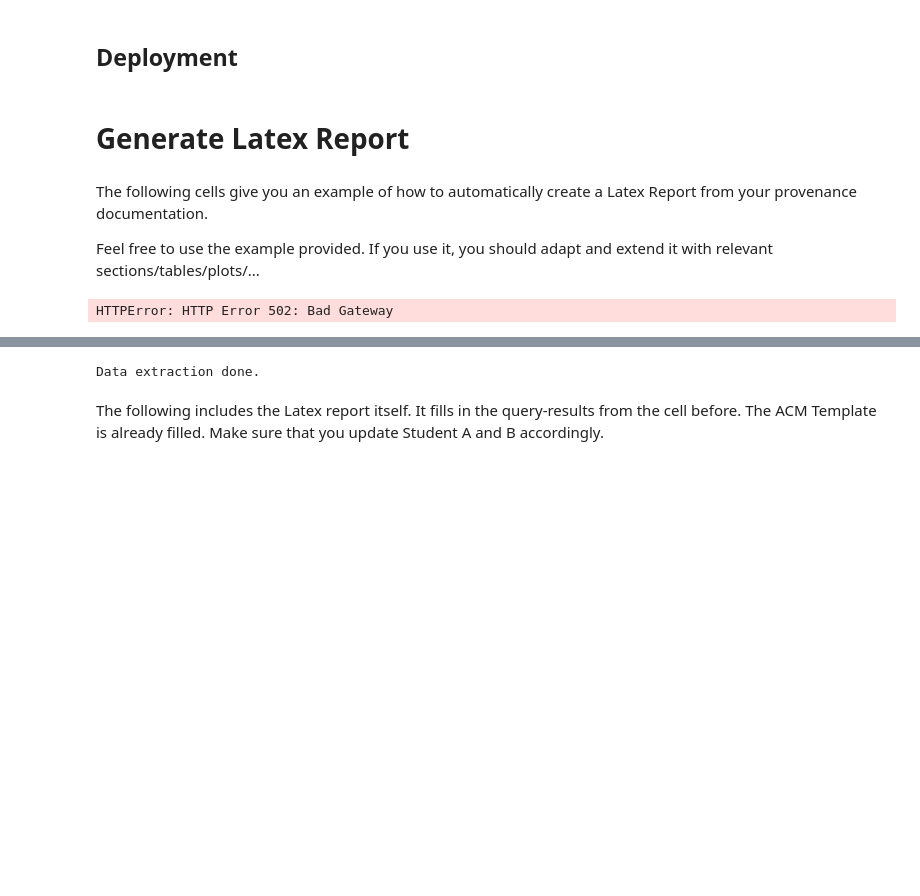
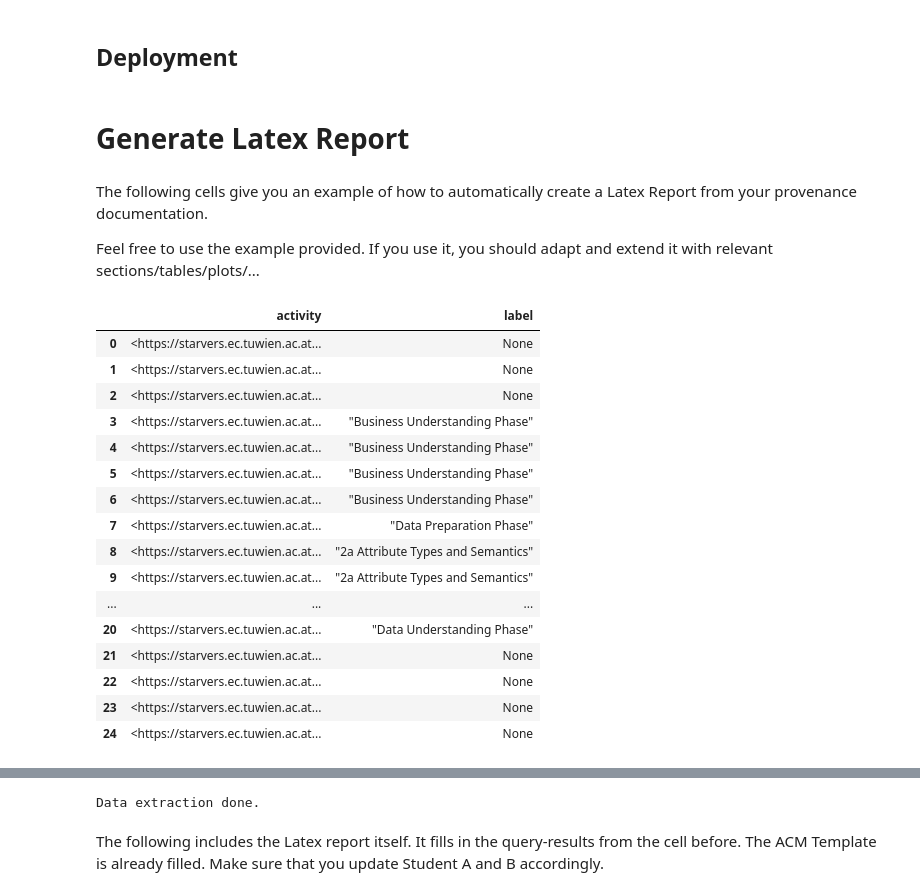
Before and after one commit to mzitad/shoppers_intention, a Jupyter notebook: Shoppers_intention.ipynb, the cells around one changed output, grey strips where cells are left out. Cells and saved outputs as stored; diff of their text form; code cells hidden in the pictures; blank space fills up the shorter version.

```diff
--- a/Shoppers_intention.ipynb
+++ b/Shoppers_intention.ipynb
@@ -2116,7 +2000,7 @@ data_understanding_2g_activity = [
 
 ]
 
-# engine.insert(data_understanding_2g_activity, prefixes=prefixes)
+engine.insert(data_understanding_2g_activity, prefixes=prefixes)
 # %% [markdown]
 ## Data Preparation
 # %%
@@ -2129,7 +2015,7 @@ data_preparation_phase_executor = [
 f':data_preparation_phase rdf:type prov:Activity .',
 f':data_preparation_phase rdfs:label "Data Preparation Phase" .',
 ]
-# engine.insert(data_preparation_phase_executor, prefixes=prefixes)
+engine.insert(data_preparation_phase_executor, prefixes=prefixes)
 # %%
 handle_outliers_code_writer = student_b
 def handle_outliers(df:pd.DataFrame, outliers_report: dict) -> pd.DataFrame:
@@ -2145,7 +2031,7 @@ def handle_outliers(df:pd.DataFrame, outliers_report: dict) -> pd.DataFrame:
     return df
 
 start_time_td = now()
-handle_outliers(data, outliers_report)
+handle_outliers(shopping_df, outliers_report)
 end_time_td = now()
 
 #############################################
@@ -2157,7 +2043,7 @@ end_time_td = now()
 # 2. activity inspects the outcome and derives decisions => already done in data understanding phase
 # 3. activity follows up on the decision by changing the data => in this case by removing the the outliers that were found
 
-ro_ass_uuid_executor = "" # To generate later
+ro_ass_uuid_executor = "8b93a25b-2148-479c-a845-57fe34a88ff5" # generated, do not modify
 handle_outliers_executor = [
     f':handle_outliers prov:qualifiedAssociation :{ro_ass_uuid_executor} .',
     f':{ro_ass_uuid_executor} prov:agent :{executed_by} .',
@@ -2166,7 +2052,7 @@ handle_outliers_executor = [
 ]
 # engine.insert(handle_outliers_executor, prefixes=prefixes)
 
-td_ass_uuid_writer = "" # To generate later
+td_ass_uuid_writer = "99be711a-f27b-4607-90b7-4931e6d6541f" # generated, do not modify
 td_comment = """
 Based on the Data Understanding phase, numerical outliers (e.g., in PageValues and Durations)
 were retained as they represent valid high-intent user behavior. To address categorical
@@ -2191,7 +2077,7 @@ handle_outliers_activity = [
     ':cleaned_data prov:wasGeneratedBy :handle_outliers .',
     ':cleaned_data prov:wasDerivedFrom :data .',
 ]
-# engine.insert(handle_outliers_activity, prefixes=prefixes)
+engine.insert(handle_outliers_activity, prefixes=prefixes)
 # %%
 prepare_data_code_writer = student_b
 
@@ -2212,7 +2098,7 @@ def prepare_data(df: pd.DataFrame) -> pd.DataFrame:
     return df_prepared
 
 start_time_prep = now()
-prepared_data_df = prepare_data(data)
+prepared_data_df = prepare_data(shopping_df)
 end_time_prep = now()
 
 display(prepared_data_df.head())
@@ -2222,8 +2108,8 @@ display(prepared_data_df.head())
 #############################################
 
 # Activity Metadata
-prep_ass_uuid_executor = "" # To generate later
-prep_ass_uuid_writer = "" # To generate later
+prep_ass_uuid_executor = "459bcfc2-acd5-4f66-b74c-23364ec1da18" # generated, do not modify
+prep_ass_uuid_writer = "e3ebdef0-c0e9-4812-856c-32d6824d032d" # generated, do not modify
 
 prep_comment = """
 The final data preparation activity involved standardizing the previously mentioned numerical behavioral features (Z-score scaling).
@@ -2269,5 +2155,5 @@ prepared_data_triples = [
     ':standardization_process rdfs:label "StandardScaler (Z-score)" .'
 ]
 
-#engine.insert(prepare_data_activity, prefixes=prefixes)
-#engine.insert(prepared_data_triples, prefixes=prefixes)
+engine.insert(prepare_data_activity, prefixes=prefixes)
+engine.insert(prepared_data_triples, prefixes=prefixes)
@@ -2716,17 +2609,3 @@ def fmt_iso(ts: str) -> str:
         return datetime.fromisoformat(clean_ts).strftime("%Y-%m-%d %H:%M:%S")
     except:
         return latex_escape(str(ts))
-# %%
-## TEST if the server is working
-
-bu_query = f"""
-{prefix_header}
-
-SELECT ?ds_comment ?bo_comment WHERE {{
-  OPTIONAL {{ :bu_data_source_and_scenario rdfs:comment ?ds_comment . }}
-  OPTIONAL {{ :bu_business_objectives rdfs:comment ?bo_comment . }}
-}} LIMIT 1
-"""
-res_bu = engine.query(bu_query)
-# %% [output]
-HTTPError: HTTP Error 502: Bad Gateway
@@ -2732,0 +2634,31 @@ HTTPError: HTTP Error 502: Bad Gateway
+# %%
+q = f"""
+{prefix_header}
+SELECT ?activity ?label
+WHERE {{
+  ?activity rdf:type prov:Activity .
+  OPTIONAL {{ ?activity rdfs:label ?label }}
+  FILTER(STRSTARTS(STR(?activity), STR(:)))
+}}
+ORDER BY ?activity
+LIMIT 200
+"""
+display(engine.query(q))
+# %% [output]
+|  | activity | label |
+| 0 | <https://starvers.ec.tuwien.ac.at... | None |
+| 1 | <https://starvers.ec.tuwien.ac.at... | None |
+| 2 | <https://starvers.ec.tuwien.ac.at... | None |
+| 3 | <https://starvers.ec.tuwien.ac.at... | "Business Understanding Phase" |
+| 4 | <https://starvers.ec.tuwien.ac.at... | "Business Understanding Phase" |
+| 5 | <https://starvers.ec.tuwien.ac.at... | "Business Understanding Phase" |
+| 6 | <https://starvers.ec.tuwien.ac.at... | "Business Understanding Phase" |
+| 7 | <https://starvers.ec.tuwien.ac.at... | "Data Preparation Phase" |
+| 8 | <https://starvers.ec.tuwien.ac.at... | "2a Attribute Types and Semantics" |
+| 9 | <https://starvers.ec.tuwien.ac.at... | "2a Attribute Types and Semantics" |
+| ... | ... | ... |
+| 20 | <https://starvers.ec.tuwien.ac.at... | "Data Understanding Phase" |
+| 21 | <https://starvers.ec.tuwien.ac.at... | None |
+| 22 | <https://starvers.ec.tuwien.ac.at... | None |
+| 23 | <https://starvers.ec.tuwien.ac.at... | None |
+| 24 | <https://starvers.ec.tuwien.ac.at... | None |
```
Also changed, not shown: parts of 17 cells of this notebook, 2 other files.
